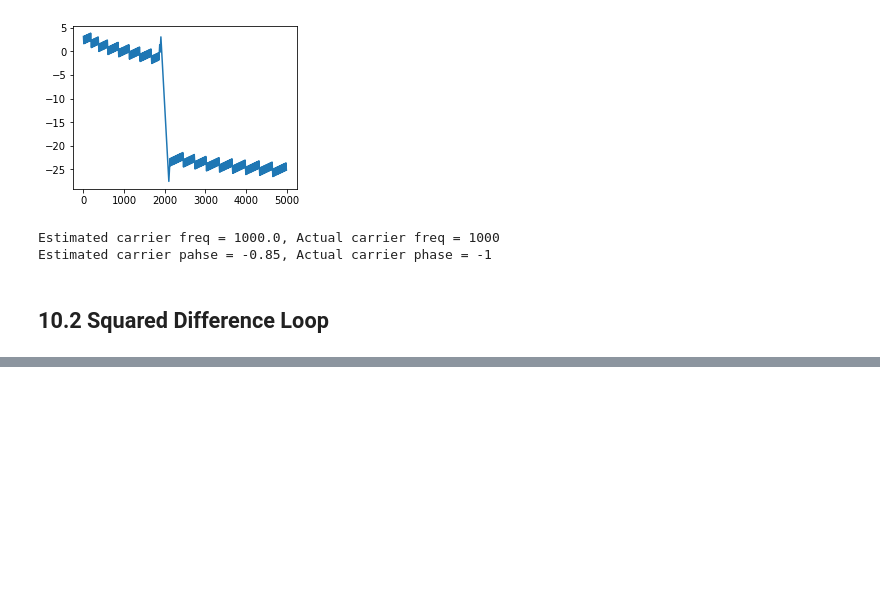
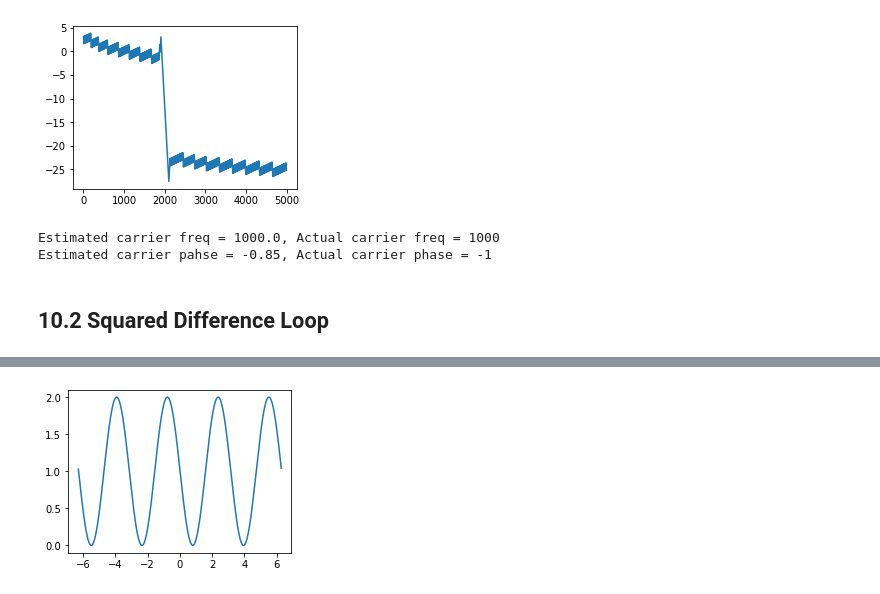
Before and after one commit to mohantyk/srd, a Jupyter notebook: Chap10.ipynb, the cells around one changed output, grey strips where cells are left out. Saved outputs shown, nothing was run; the diff lists cells and outputs as text; code cells hidden in the pictures; blank space fills up the shorter version.

```diff
--- a/Chap10.ipynb
+++ b/Chap10.ipynb
@@ -139,0 +146,7 @@ array([-0.8, -0.8, -0.8, -0.8, -0.8])
+# %%
+# Error surface for squared difference error
+theta = np.arange(-2*np.pi, 2*np.pi, 0.01)
+sd_error_surface = (1-np.cos(2*theta - 2*phi))
+plt.plot(theta, sd_error_surface);
+# %% [output]
+[figure, added]
```
Also changed, not shown: parts of 7 cells of this notebook.
